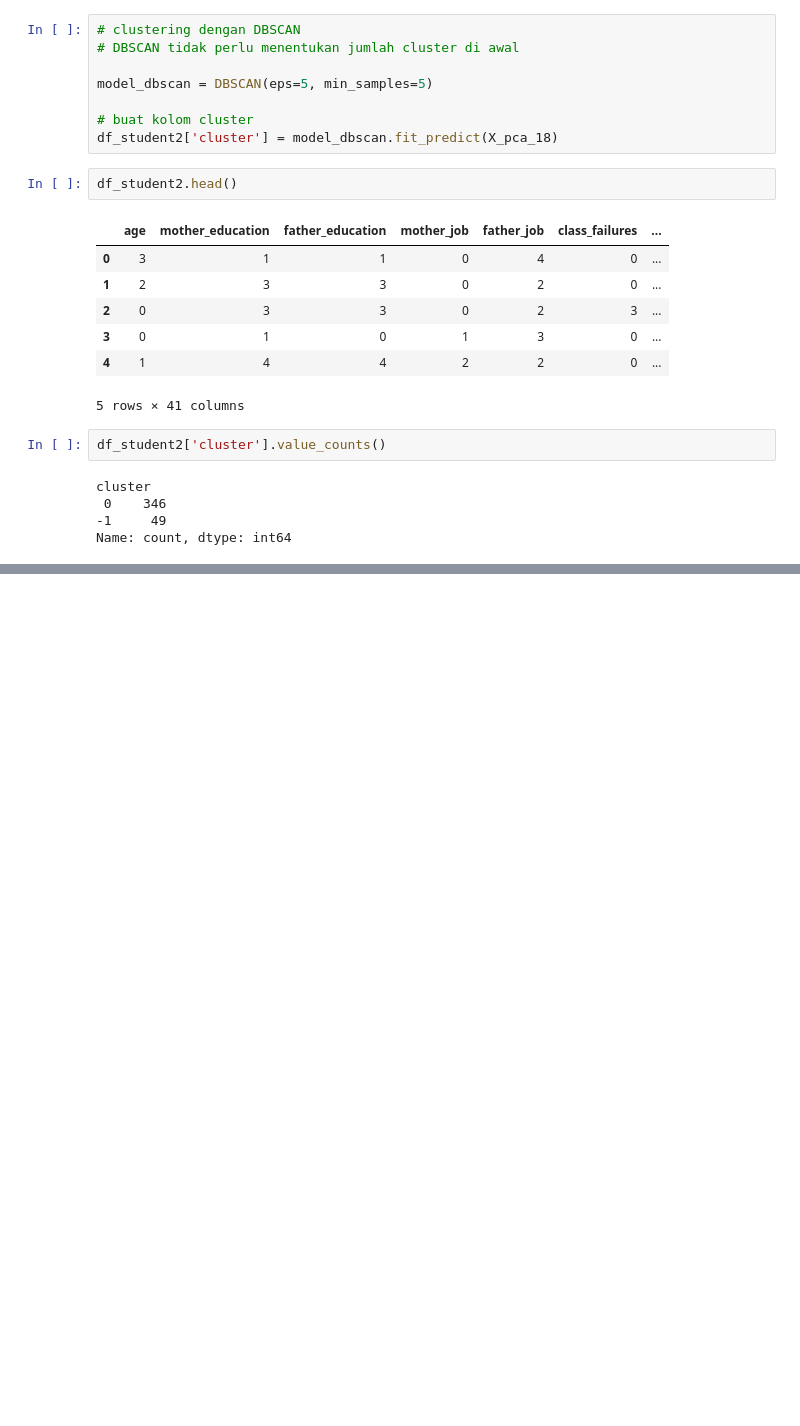
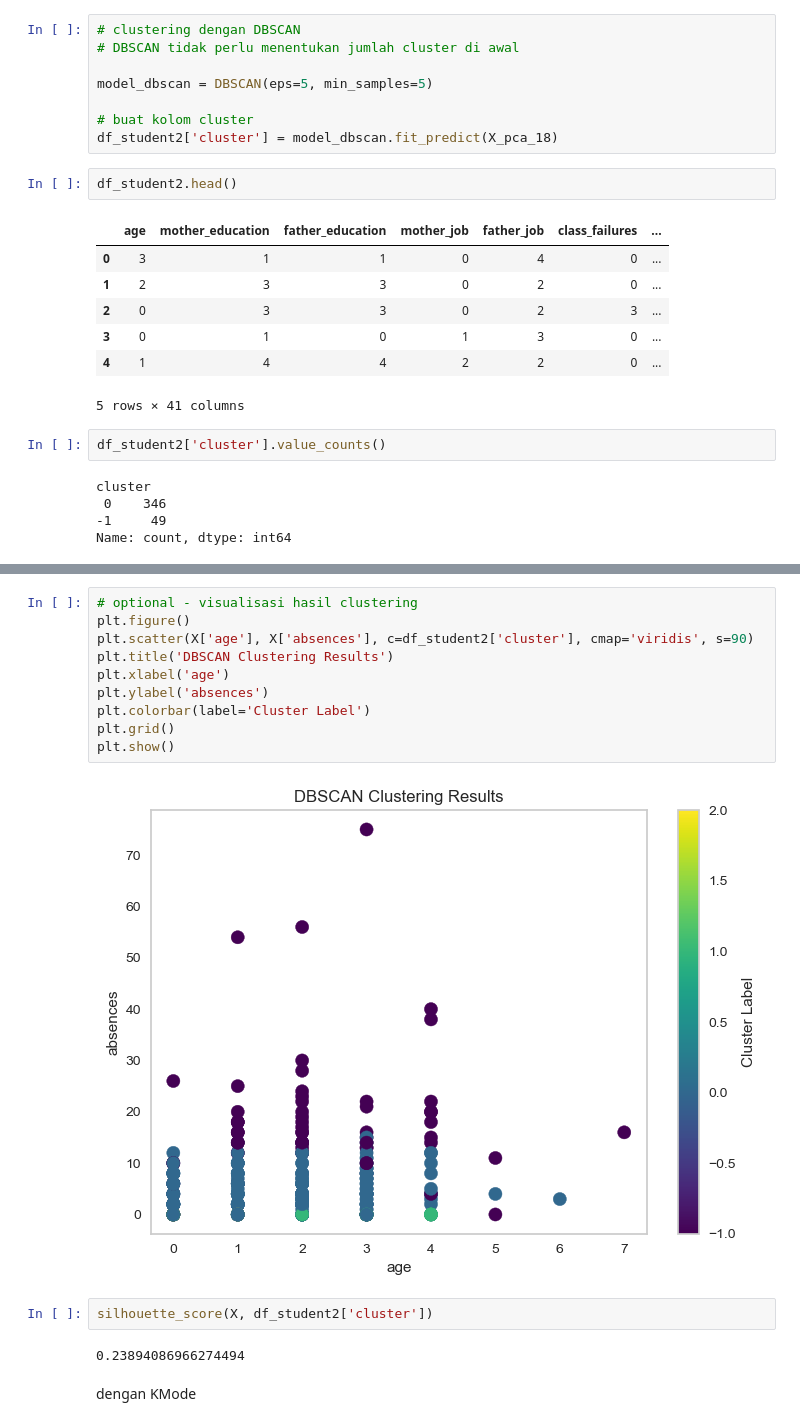
Before and after one commit to stefkwan/pytn_300725, a Jupyter notebook: sesi16_FinalProject.ipynb, the cells around one changed output, grey strips where cells are left out. Cells and saved outputs as stored; diff of their text form; blank space fills up the shorter version.

```diff
--- a/sesi16_FinalProject.ipynb
+++ b/sesi16_FinalProject.ipynb
@@ -249 +286,19 @@ DBScan sepertinya tidak berhasil mencari cluster data berdasarkan density, kita
+# %%
+# optional - visualisasi hasil clustering
+plt.figure()
+plt.scatter(X['age'], X['absences'], c=df_student2['cluster'], cmap='viridis', s=90)
+plt.title('DBSCAN Clustering Results')
+plt.xlabel('age')
+plt.ylabel('absences')
+plt.colorbar(label='Cluster Label')
+plt.grid()
+plt.show()
+# %% [output]
+[figure, added]
+# %%
+silhouette_score(X, df_student2['cluster'])
+# %% [output]
+0.23894086966274494
+# %% [markdown]
+dengan KMode
 # %%
```
Also changed, not shown: parts of 14 cells of this notebook.
